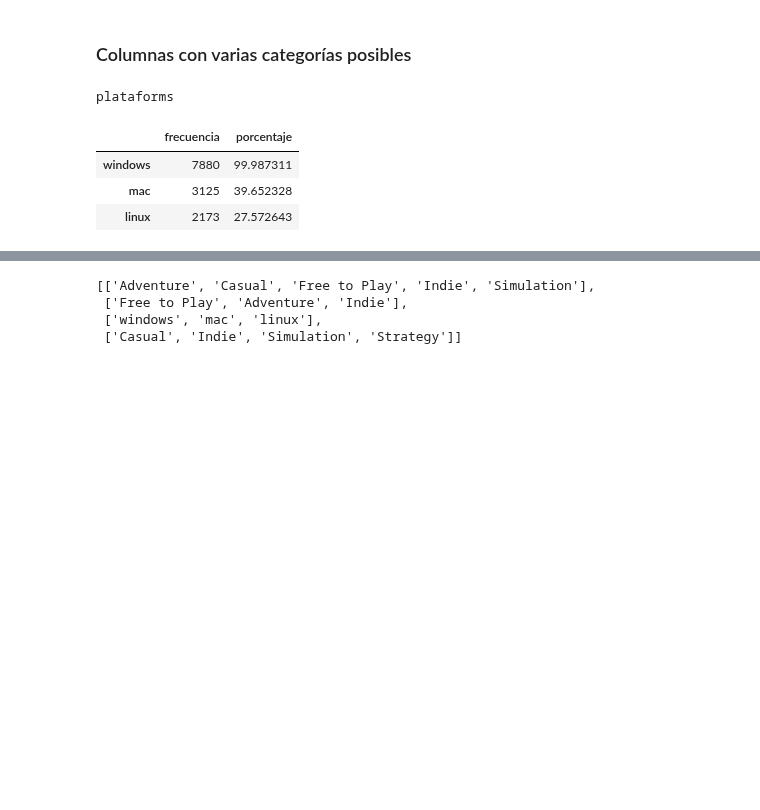
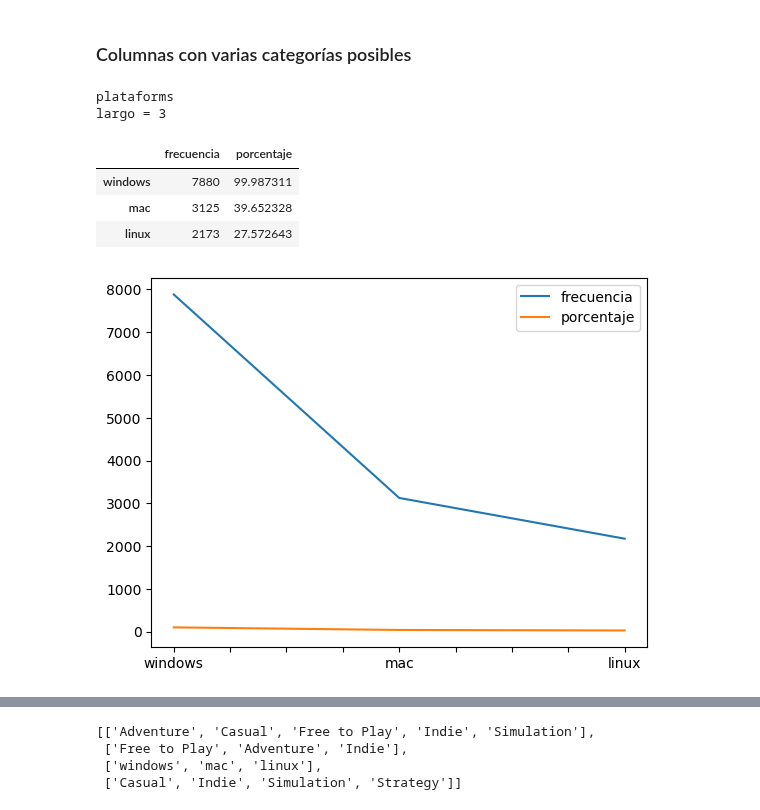
Before and after one commit to camilocarvajalreyes/laboratorios-MDS7202, a Jupyter notebook: Proyecto/borrador_EDA.ipynb, the cells around one changed output, grey strips where cells are left out. Drawn from its saved outputs; the diff is of its cells as text; code cells hidden in the pictures; blank space fills up the shorter version.

```diff
--- a/Proyecto/borrador_EDA.ipynb
+++ b/Proyecto/borrador_EDA.ipynb
@@ -120,14 +119,19 @@ def categorias(df,columna,counts=True,return_df=True):
         dff['frecuencia'] = freqs
         dff['porcentaje'] = 100 * freqs / total
         return dff.sort_values('frecuencia',ascending=False)
-
-print("plataforms")
-categorias(df_train,'platforms').head()
-# %% [output]
-plataforms
-|  | frecuencia | porcentaje |
-| windows | 7880 | 99.987311 |
-| mac | 3125 | 39.652328 |
-| linux | 2173 | 27.572643 |
+# %%
+print("plataforms")
+df_freq = categorias(df_train,'platforms')
+print('largo = {}'.format(len(df_freq)))
+df_freq.plot()
+df_freq.head()
+# %% [output]
+plataforms
+largo = 3
+|  | frecuencia | porcentaje |
+| windows | 7880 | 99.987311 |
+| mac | 3125 | 39.652328 |
+| linux | 2173 | 27.572643 |
+[figure, added]
 # %%
 print('categories')
```
Also changed, not shown: parts of 6 cells of this notebook, 1 other file.
